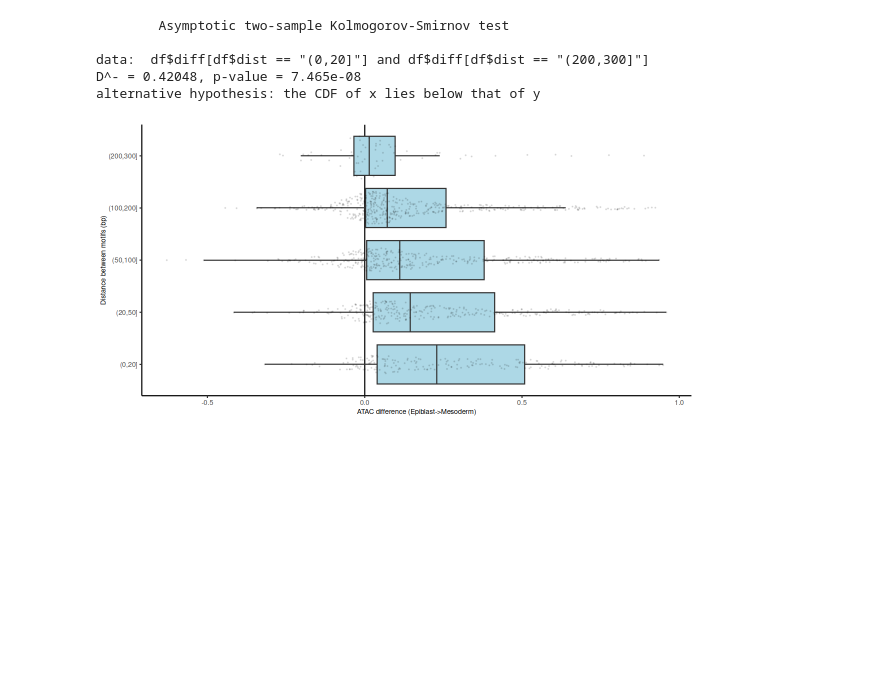
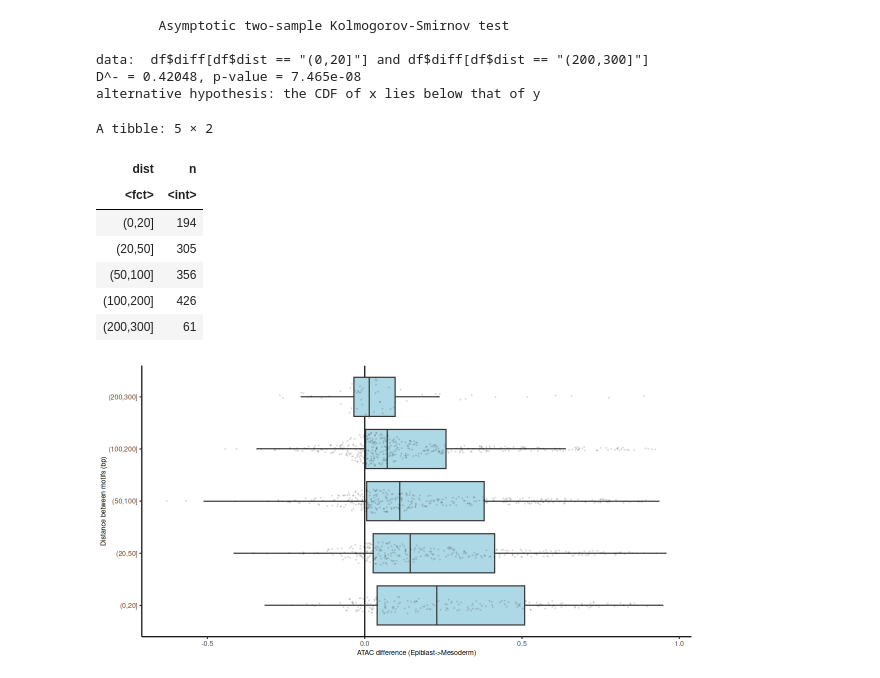
Before and after one commit to tanaylab/IQ-paper, a Jupyter notebook: analysis/Figure3.ipynb, the cells around one changed output. Drawn from its saved outputs; the diff is of its cells as text; code cells hidden in the pictures; blank space fills up the shorter version.

```diff
--- a/analysis/Figure3.ipynb
+++ b/analysis/Figure3.ipynb
@@ -550,6 +554,19 @@ alternative hypothesis: the CDF of x lies below that of y
 data:  df$diff[df$dist == "(0,20]"] and df$diff[df$dist == "(200,300]"]
 D^- = 0.42048, p-value = 7.465e-08
 alternative hypothesis: the CDF of x lies below that of y
+# %%
+dist_df %>%
+    mutate(dist = cut(dist, breaks = c(0, 20, 50, 100, 200, 300))) %>%
+    count(dist)
+# %% [output]
+A tibble: 5 × 2
+| dist | n |
+| <fct> | <int> |
+| (0,20] | 194 |
+| (20,50] | 305 |
+| (50,100] | 356 |
+| (100,200] | 426 |
+| (200,300] | 61 |
 # %%
 sps(10, 5)
 p <- dist_df %>%
```
Also changed, not shown: parts of 3 cells of this notebook, 4 other files.
